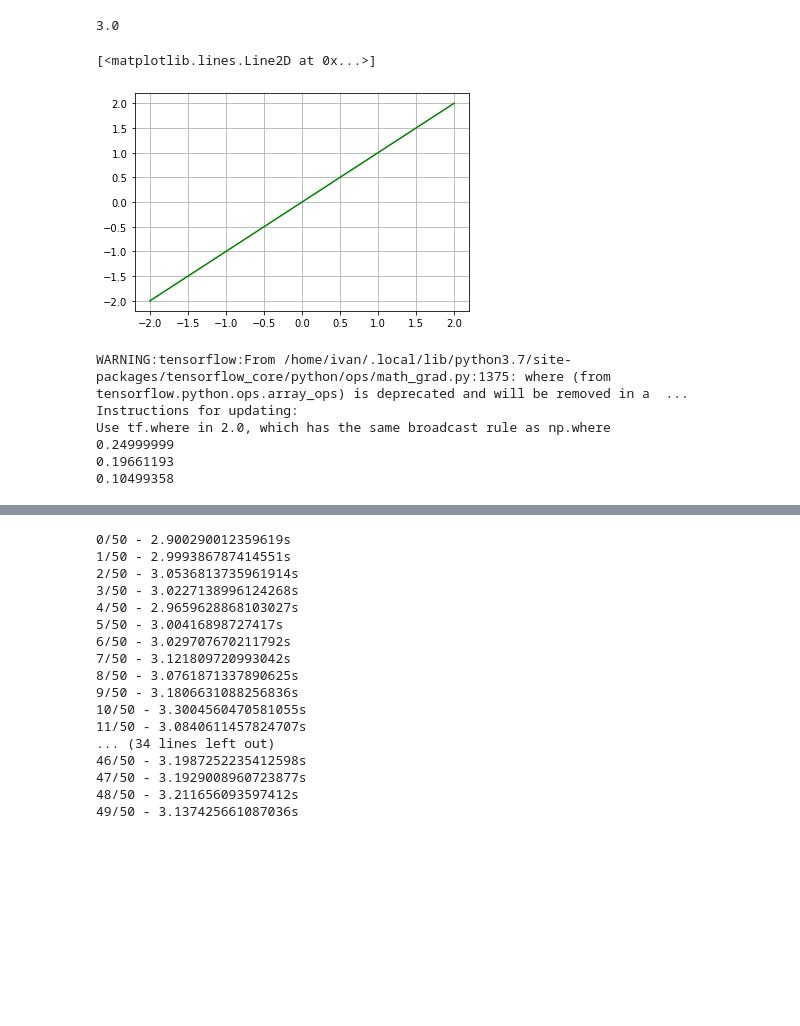
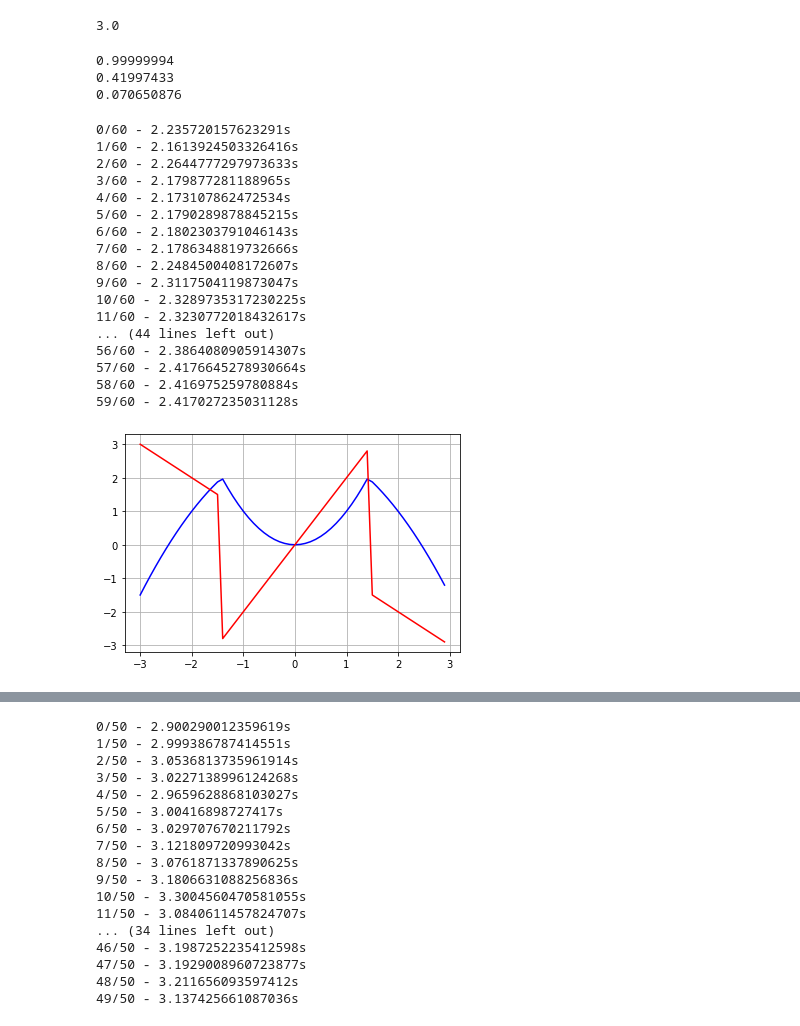
Before and after one commit to mm-ten/reinforcer, a Jupyter notebook: TF_gradient_tape.ipynb, the cells around one changed output, grey strips where cells are left out. Drawn from its saved outputs; the diff is of its cells as text; code cells hidden in the pictures; blank space fills up the shorter version.

```diff
--- a/TF_gradient_tape.ipynb
+++ b/TF_gradient_tape.ipynb
@@ -10,16 +10,6 @@ c = tf.constant(3.0)
 print(sess.run(c))
 # %% [output]
 3.0
-# %%
-x = np.linspace(-2, 2, 1000)
-y = np.linspace(-2, 2, 1000)
-# print(x)
-
-plt.grid(True)
-plt.plot(x,y,'g')
-# %% [output]
-[<matplotlib.lines.Line2D at 0x...>]
-[figure, removed]
 # %%
 
 import math
@@ -67,56 +90,76 @@ def run_step(p_x, p_type_str):
 # %%
 sess = tf.compat.v1.Session()
 
-
-
 for x in range(0, 3):
-    _, dy_dx = run_step(x, "tanh")
+    _, _, dy_dx, _ = run_step(x, "tanh")
     print(sess.run(dy_dx))
 # %% [output]
-WARNING:tensorflow:From /home/ivan/.local/lib/python3.7/site-packages/tensorflow_core/python/ops/math_grad.py:1375: where (from tensorflow.python.ops.array_ops) is deprecated and will be removed in a  ...
-Instructions for updating:
-Use tf.where in 2.0, which has the same broadcast rule as np.where
-0.24999999
-0.19661193
-0.10499358
+0.99999994
+0.41997433
+0.070650876
 # %%
 def run_test(p_type_str):
     sess = tf.compat.v1.Session()
 
     x_lst = [] # np.geomspace(-2, 2, 10)
+    z_lst = []
     y_lst = []
     dy_dx_lst = []
+    dz_dx_lst = []
 
     import time
 
-    input_lst = np.arange(-5, 5, 0.2)
+    input_lst = np.arange(-3, 3, 0.1)
     for i in range(0, len(input_lst)):
         x = input_lst[i]
 
         t1 = time.time()
 
-        y, dy_dx = run_step(x, p_type_str)
-        d        = sess.run(dy_dx)
-        # print(d)
+        y, z, dy_dx, dz_dx = run_step(x, p_type_str)
+        assert isinstance(y,     tf.Tensor)
+        assert isinstance(z,     tf.Tensor)
+        assert isinstance(dy_dx, tf.Tensor)
+        assert isinstance(dz_dx, tf.Tensor)
 
-
+        y_val     = sess.run(y)
+        z_val     = sess.run(z)
+        dy_dx_val = sess.run(dy_dx)
+        dz_dx_val = sess.run(dz_dx)
 
         x_lst.append(x)
-
-        y_val = sess.run(y)
+        z_lst.append(z_val)
         y_lst.append(y_val)
-
-        dy_dx_lst.append(d)
-
-        # print(x_lst)
-        # print(y_lst)
-        # print(dy_dx_lst)
+        dy_dx_lst.append(dy_dx_val)
+        dz_dx_lst.append(dz_dx_val)
 
         t2 = time.time()
         print("%s/%s - %ss"%(i, len(input_lst), t2-t1))
 
     plt.grid(True)
-    plt.plot(x_lst, y_lst, "g")
-    plt.plot(x_lst, dy_dx_lst, "r")
+    # plt.plot(x_lst, y_lst, "g")
+    plt.plot(x_lst, z_lst, "b")
+    # plt.plot(x_lst, dy_dx_lst, "r")
+    plt.plot(x_lst, dz_dx_lst, "r")
+# %%
+run_test("custom")
+# %% [output]
+0/60 - 2.235720157623291s
+1/60 - 2.1613924503326416s
+2/60 - 2.2644777297973633s
+3/60 - 2.179877281188965s
+4/60 - 2.173107862472534s
+5/60 - 2.1790289878845215s
+6/60 - 2.1802303791046143s
+7/60 - 2.1786348819732666s
+8/60 - 2.2484500408172607s
+9/60 - 2.3117504119873047s
+10/60 - 2.3289735317230225s
+11/60 - 2.3230772018432617s
+... (44 lines left out)
+56/60 - 2.3864080905914307s
+57/60 - 2.4176645278930664s
+58/60 - 2.416975259780884s
+59/60 - 2.417027235031128s
+[figure, added]
 # %%
 run_test("sigmoid")
```
Also changed, not shown: parts of 3 cells of this notebook, 1 other file.
